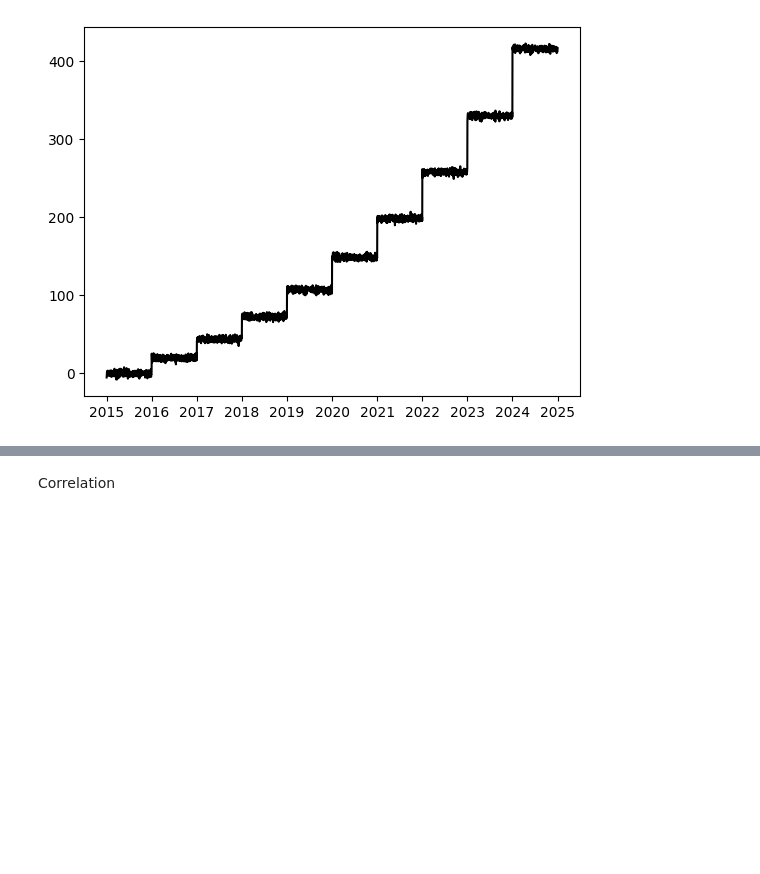
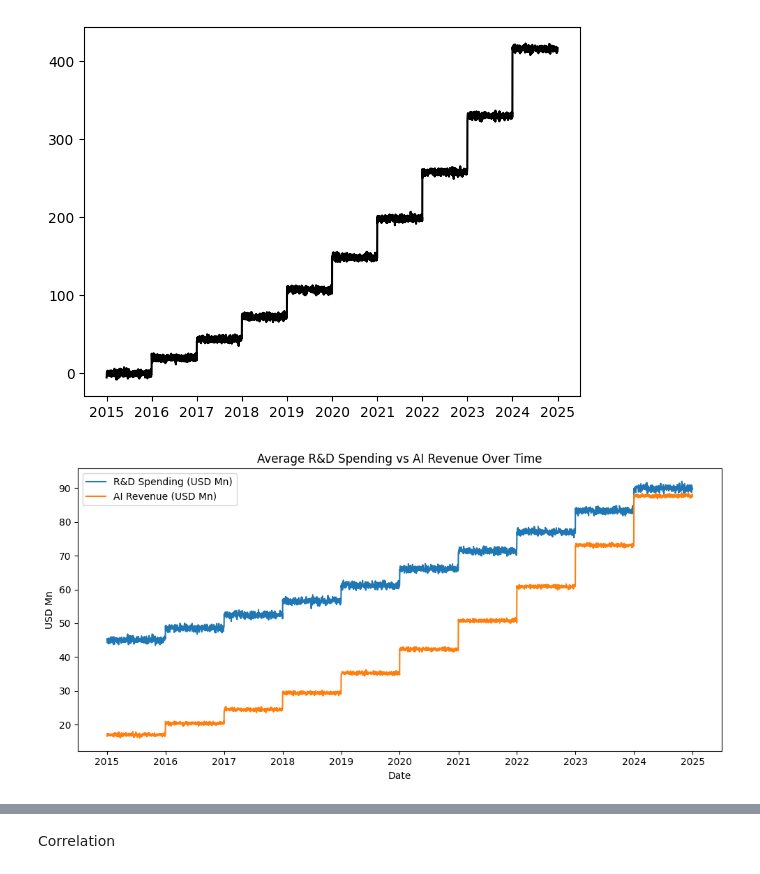
Before and after one commit to Oluwa-seunayo/AI-Financial-Market-Data-Analysis, a Jupyter notebook: main.ipynb, the cells around one changed output, grey strips where cells are left out. Saved outputs shown, nothing was run; the diff lists cells and outputs as text; code cells hidden in the pictures; blank space fills up the shorter version.

```diff
--- a/main.ipynb
+++ b/main.ipynb
@@ -429,3 +429,20 @@ plt.plot( data_meta['Date'], data_meta['AI_Revenue_Growth_%'], color = 'black')
 plt.show()
 # %% [output]
 [figure]
+# %%
+# --- Trends: average over time ---
+daily_avg = df.groupby('Date')[['R&D_Spending_USD_Mn','AI_Revenue_USD_Mn','AI_Revenue_Growth_%','Stock_Impact_%']].mean()
+
+
+# Plot revenue vs R&D over time (averaged)
+plt.figure(figsize=(10,5))
+plt.plot(daily_avg.index, daily_avg['R&D_Spending_USD_Mn'], label="R&D Spending (USD Mn)")
+plt.plot(daily_avg.index, daily_avg['AI_Revenue_USD_Mn'], label="AI Revenue (USD Mn)")
+plt.legend()
+plt.title("Average R&D Spending vs AI Revenue Over Time")
+plt.xlabel("Date")
+plt.ylabel("USD Mn")
+plt.tight_layout()
+plt.show()
+# %% [output]
+[figure, added]
```
Also changed, not shown: parts of 2 cells of this notebook.
